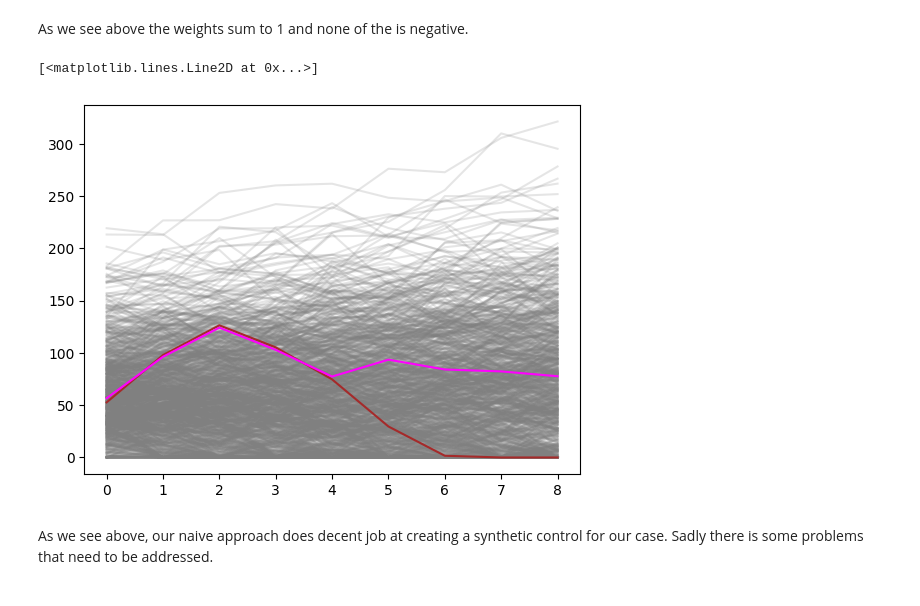
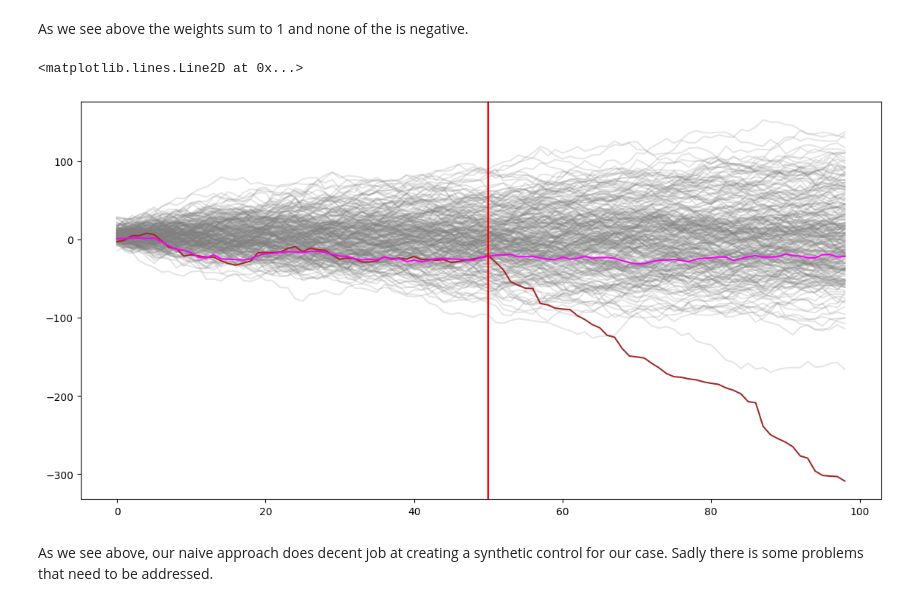
Before and after one commit to centre-for-care/costofcare, a Jupyter notebook: src/Synthetic_control_review.ipynb, the cells around one changed output. Cells and saved outputs as stored; diff of their text form; code cells hidden in the pictures.

```diff
--- a/src/Synthetic_control_review.ipynb
+++ b/src/Synthetic_control_review.ipynb
@@ -43,36 +43,37 @@ def gen_data(steps, cases):
     c = []
     for i in range(0, cases):
         y = []
-        py = random.gammavariate(3, 20)
+        py = random.gammavariate(1, 5)
         for x in X:
-            yi = py + random.gauss(0, 20)
+            yi = py + random.gauss(0, 5)
             py = yi
             y.append(yi)
         c.append(y)
     df = pd.DataFrame(c).T
     df.columns = [f'c{x}' for x in range(1, cases+1)]
     t = []
-    py = 50
+    py = 0
     for i, x in enumerate(X):
-        if i <= 4:
-            yi = py + random.gauss(0, 30)
+        if i <= 50:
+            yi = py + random.gauss(0, 5)
             py = yi
         else:
-            yi = py - random.gammavariate(3,15)
+            yi = py - random.gammavariate(1,5)
             py = yi
         t.append(yi)
     T = pd.Series(t)
     df['t'] = T
-    df[df < 0] = 0
+    #df[df < 0] = 0
     return df
 # %% [markdown]
 As it can seen below, the treated unit is very similar, alotugh slighly below the mean to the other up to the 50th step where it starts to decrease. This point will represent the event in our simulated data.
 # %%
-df = gen_data(10, 1000)
+df = gen_data(100, 250)
 plt.figure(figsize=(14, 7))
 for column in df.drop('t', axis=1):
     plt.plot(df[column], color='grey', alpha=.2)
 # highlight treated unit
 plt.plot(df['t'], color='brown')
-plt.plot(df.drop('t', axis=1).mean(axis=1), color='blue') # lets put the mean also for contrast
+plt.axvline(x=50, color='red')
+ # lets put the mean also for contrast
 # %% [output]
@@ -193,14 +196,16 @@ array([0.    , 0.    , 0.    , 0.    , 0.    , 0.    , 0.    , 0.    ,
 As we see above the weights sum to 1 and none of the is negative.
 # %%
 synth = df.drop(columns='t').dot(weights)
+plt.figure(figsize=(14, 7))
 for column in df.drop('t', axis=1):
     plt.plot(df[column], color='grey', alpha=.2)
 # highlight treated unit
 plt.plot(df['t'], color='brown')
 plt.plot(synth, color='magenta') # the colour is so synthy
+plt.axvline(x=50, color='red')
 # %% [output]
-[<matplotlib.lines.Line2D at 0x...>]
+<matplotlib.lines.Line2D at 0x...>
-[figure, old version]
+[figure, new version]
 # %% [markdown]
 As we see above, our naive approach does  decent job at creating a synthetic control for our case. Sadly there is some problems that need to be addressed.
 # %% [markdown]
```
Also changed, not shown: parts of 14 cells of this notebook, 6 other files.
